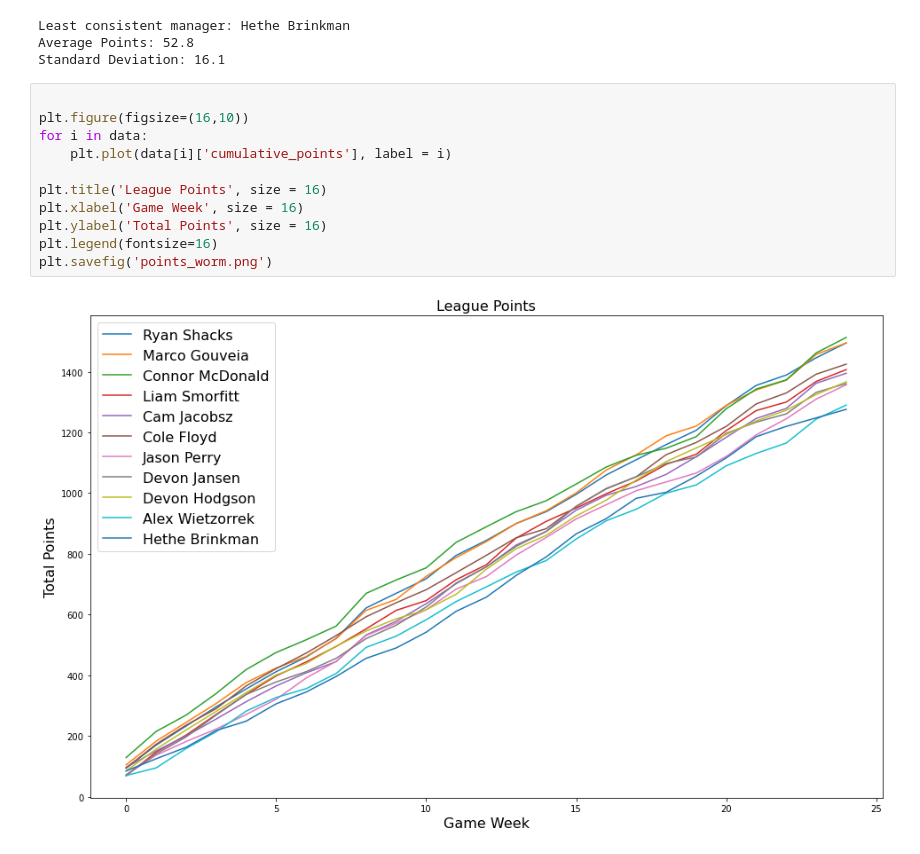
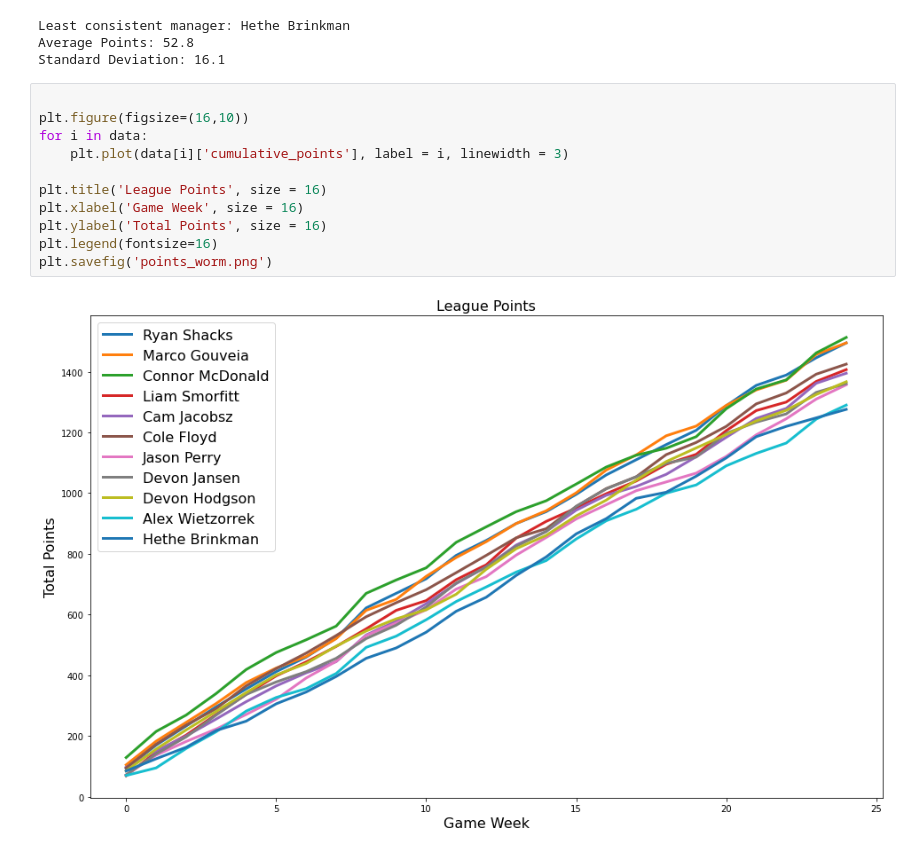
Before and after one commit to Connorrmcd6/FPL-League-Stats, a Jupyter notebook: summary_manual.ipynb, the cells around one changed output. Cells and saved outputs as stored; diff of their text form.

```diff
--- a/summary_manual.ipynb
+++ b/summary_manual.ipynb
@@ -108,13 +108,13 @@ Standard Deviation: 16.1
 # %%
 
 plt.figure(figsize=(16,10))
 for i in data:
-    plt.plot(data[i]['cumulative_points'], label = i)
+    plt.plot(data[i]['cumulative_points'], label = i, linewidth = 3)
 
 plt.title('League Points', size = 16)
 plt.xlabel('Game Week', size = 16)
 plt.ylabel('Total Points', size = 16)
 plt.legend(fontsize=16)
 plt.savefig('points_worm.png')
 # %% [output]
-[figure, old version]
+[figure, new version]
```
Also changed, not shown: 1 other file.
